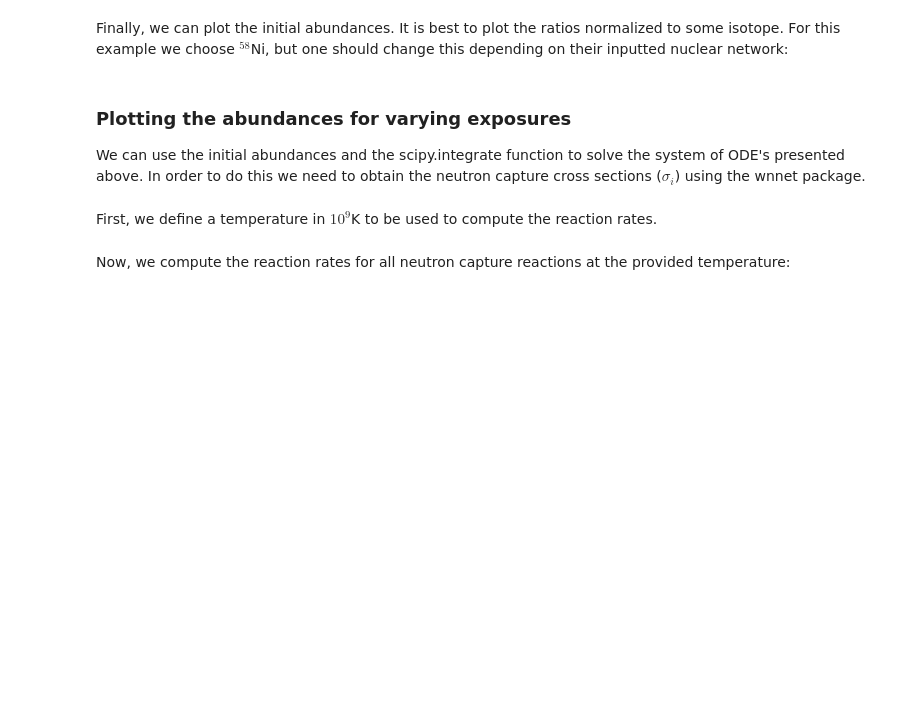
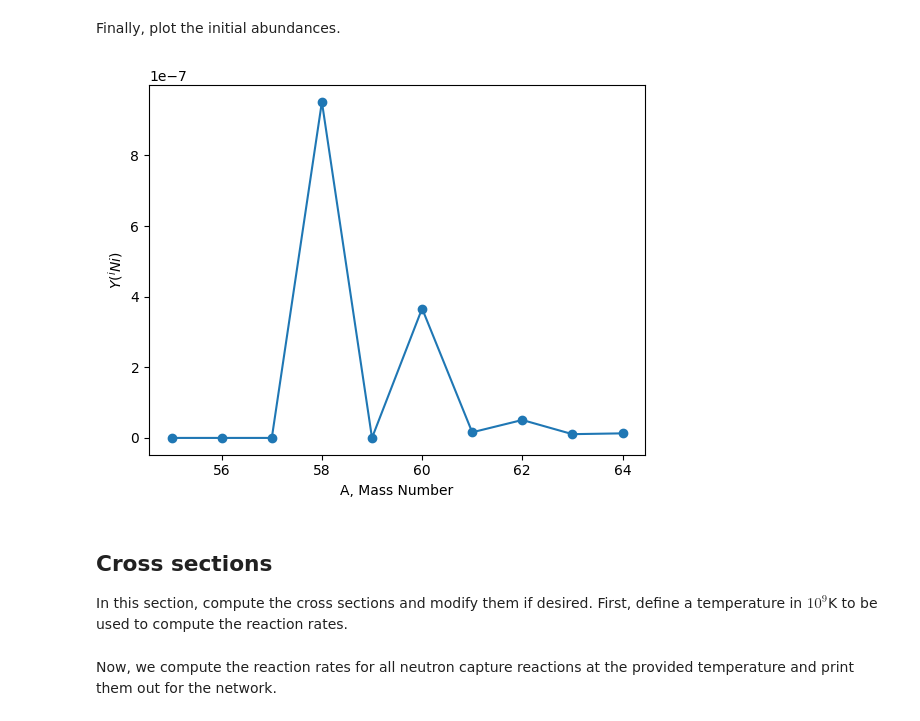
Before and after one commit to lucaswalls18/neutron_burst, a Jupyter notebook: numerical_solution.ipynb, the cells around one changed output. Cells and saved outputs as stored; diff of their text form; code cells hidden in the pictures; blank space fills up the shorter version.

```diff
--- a/numerical_solution.ipynb
+++ b/numerical_solution.ipynb
@@ -123,6 +128,6 @@ Now we use the get_solar_isotopes function to populate the abundance dictionary.
 # %%
-a_solar, d_solar, solar_abunds = get_solar_isotopes(species)
+dict_solar = get_solar_abundances(solar_xml)
 
-isotope_abunds = np.zeros(len(species))
-for k, v in d_solar.items():
-    isotope_abunds[species.index(k)] = v
+for sp in species:
+    if sp in dict_solar:
+        print(sp, dict_solar[sp])
@@ -128,0 +142,2 @@ for k, v in d_solar.items():
+# %%
+dict_solar['ni63'] = dict_solar['cu63']
@@ -128,0 +146,6 @@ for k, v in d_solar.items():
+# %%
+a_solar = []
+for sp in species:
+    if sp in dict_solar:
+        print(f"{sp}    {dict_solar[sp]:.3e}")
+        a_solar.append(nucs[sp]['a'])
@@ -128,0 +162,7 @@ for k, v in d_solar.items():
+# %%
+initial_abunds = []
+for sp in species:
+    if sp in dict_solar:
+        initial_abunds.append(dict_solar[sp])
+    else:
+        initial_abunds.append(0)
@@ -129,21 +206,14 @@ for k, v in d_solar.items():
 # %% [markdown]
-Finally, we can plot the initial abundances. It is best to plot the ratios normalized to some isotope. For this example we choose $^{58}$Ni, but one should change this depending on their inputted nuclear network:
+Finally, plot the initial abundances.
 # %%
-normalizing_species = 'ni58'
 fig, ax = plt.subplots()
-normalized_solar = []
-for abunds in solar_abunds:
-    if abunds != 0:
-        normalized_solar.append(abunds/d_solar['ni58'])
-ax.plot(a_solar, normalized_solar, 'o-', label = 'Lodders')
-ax.set_xlabel(fr'$^i ${element}', fontsize = 14)
-ax.set_ylabel(fr'$Y$($^i${element})/Y({solar_xml.get_latex_names([normalizing_species])[normalizing_species]})')
-ax.legend()
+ax.plot(a, initial_abunds, 'o-')
+ax.set_xlabel("A, Mass Number")
+ax.set_ylabel(f"$Y(^i{element}$)")
 plt.show()
+# %% [output]
+[figure, added]
 # %% [markdown]
-### Plotting the abundances for varying exposures
-
-We can use the initial abundances and the scipy.integrate function to solve the system of ODE's presented above. In order to do this we need to obtain the neutron capture cross sections ($\sigma_i$) using the wnnet package.
+## Cross sections
+In this section, compute the cross sections and modify them if desired.  First, define a temperature in $10^9$K to be used to compute the reaction rates.
-# %% [markdown]
-First, we define a temperature in $10^9$K to be used to compute the reaction rates.
 # %%
@@ -151,3 +221,3 @@ t9 = .7
 # %% [markdown]
-Now, we compute the reaction rates for all neutron capture reactions at the provided temperature:
+Now, we compute the reaction rates for all neutron capture reactions at the provided temperature and print them out for the network.
 # %%
```
Also changed, not shown: parts of 48 cells of this notebook.
